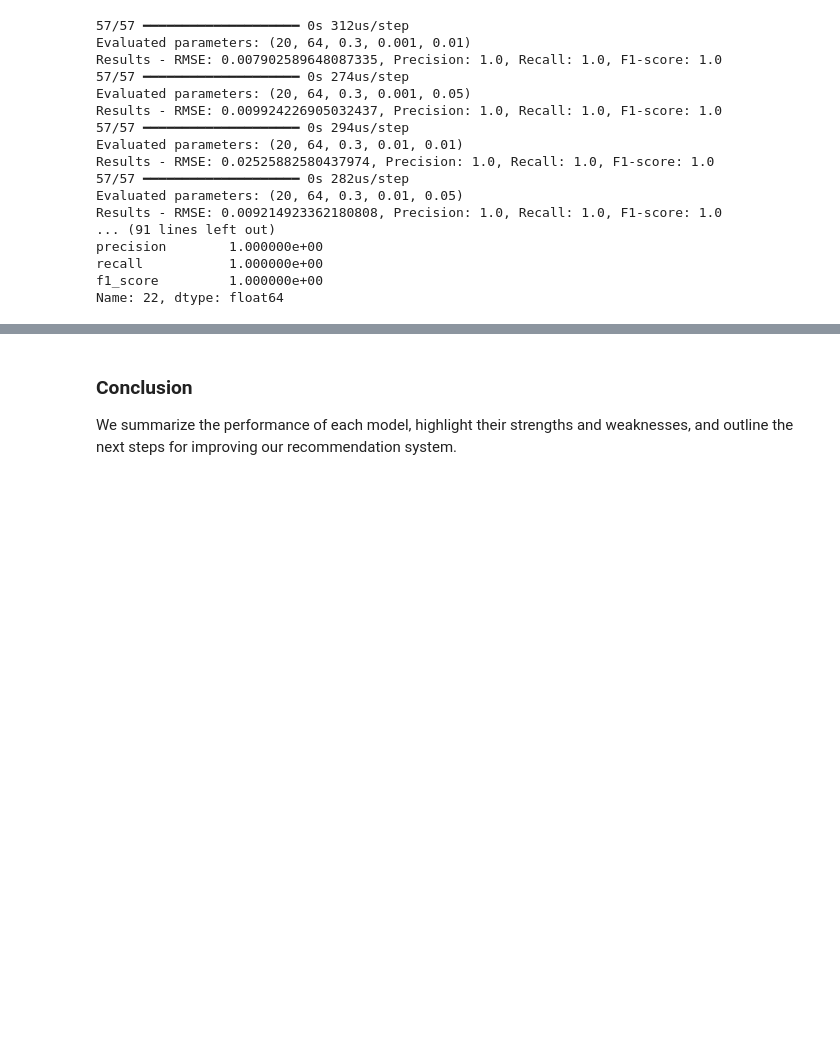
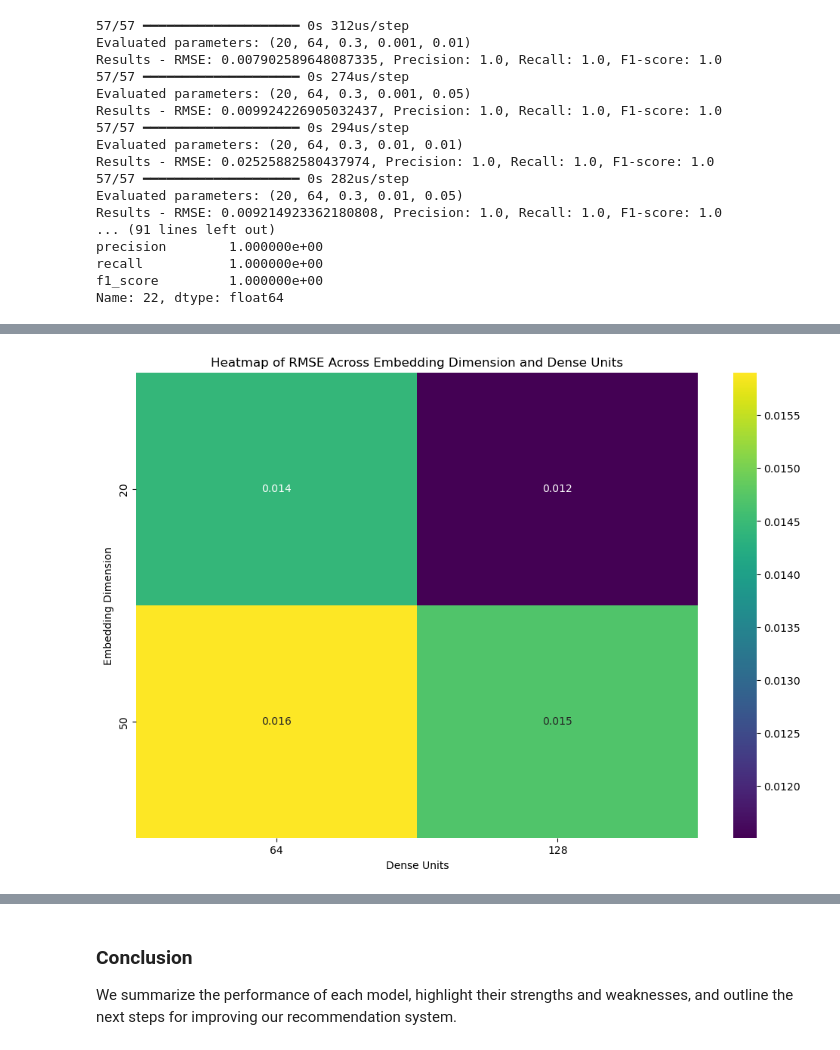
Before and after one commit to JustJin28/Cross_Platform_Rec_system, a Jupyter notebook: Notebooks/Modeling.ipynb, the cells around one changed output, grey strips where cells are left out. Drawn from its saved outputs; the diff is of its cells as text; code cells hidden in the pictures; blank space fills up the shorter version.

```diff
--- a/Notebooks/Modeling.ipynb
+++ b/Notebooks/Modeling.ipynb
@@ -513,0 +630,12 @@ Name: 22, dtype: float64
+# %%
+# Pivot the data to create a matrix format for heatmap
+heatmap_data = results_df.pivot_table(values='rmse', index='embedding_dim', columns='dense_units')
+
+plt.figure(figsize=(12, 8))
+sns.heatmap(heatmap_data, annot=True, cmap='viridis')
+plt.title('Heatmap of RMSE Across Embedding Dimension and Dense Units')
+plt.xlabel('Dense Units')
+plt.ylabel('Embedding Dimension')
+plt.show()
+# %% [output]
+[figure, added]
```
Also changed, not shown: parts of 23 cells of this notebook, 4 other files.
